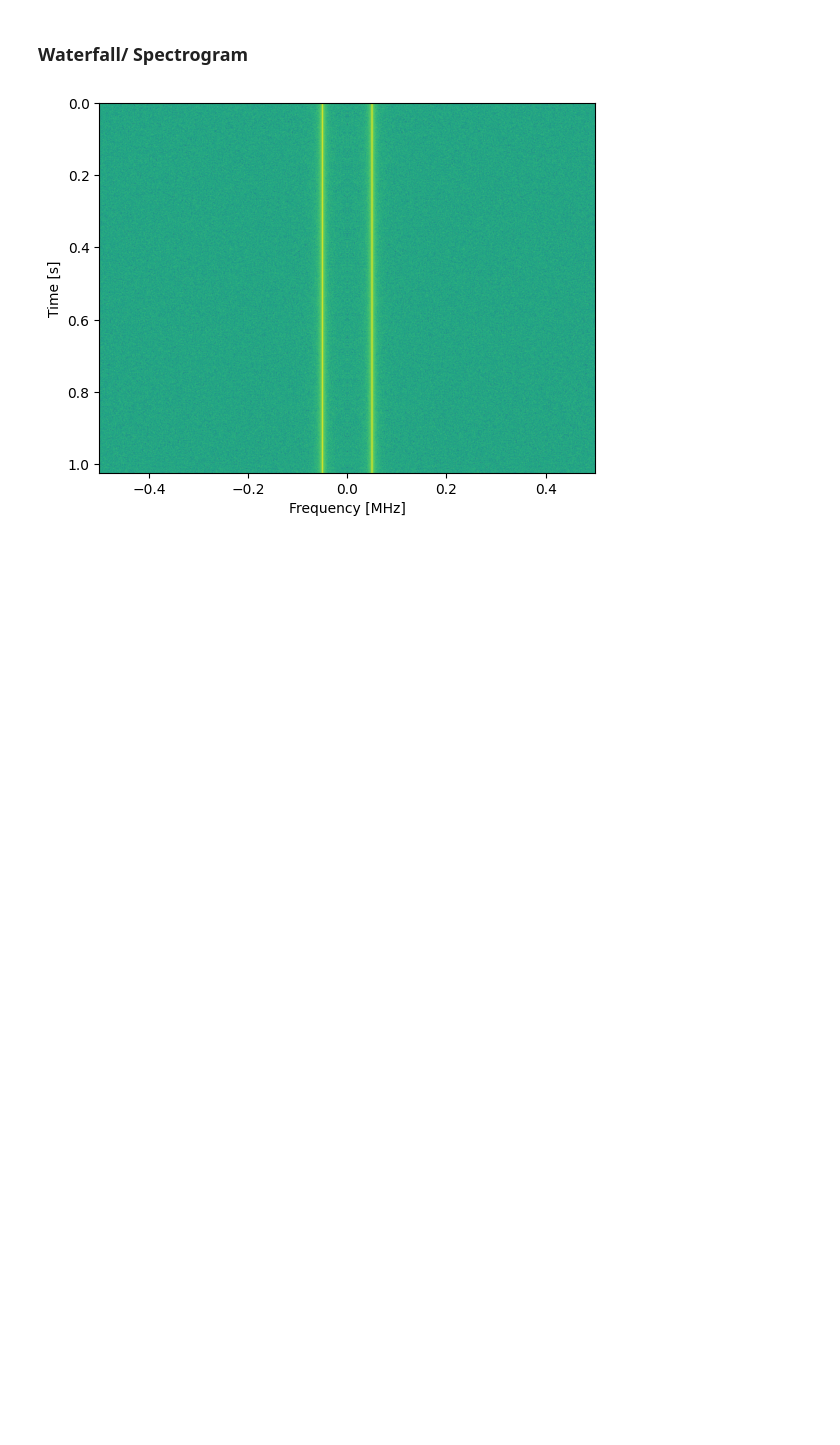
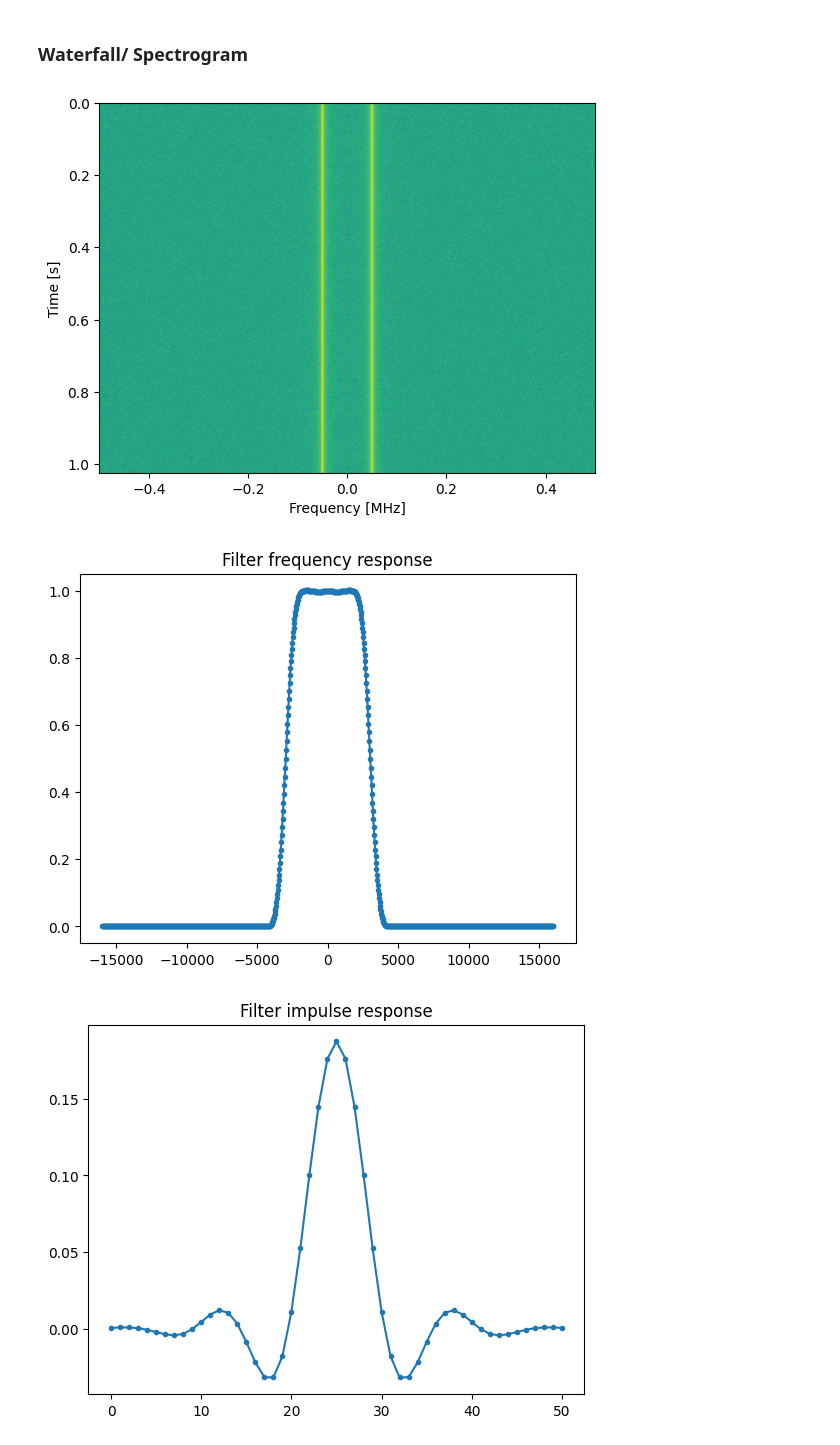
Before and after one commit to janek1842/dsp-telecom-lab, a Jupyter notebook: SDR/sdr_python_problems/PySDR/PySDR_fft_window_filter.ipynb, the cells around one changed output. Drawn from its saved outputs; the diff is of its cells as text; code cells hidden in the pictures; blank space fills up the shorter version.

```diff
--- a/SDR/sdr_python_problems/PySDR/PySDR_notebook_1.ipynb
+++ b/SDR/sdr_python_problems/PySDR/PySDR_fft_window_filter.ipynb
@@ -48,3 +49,28 @@ plt.ylabel("Time [s]")
 plt.show()
 # %% [output]
 [figure]
+# %%
+num_taps = 51 # it helps to use an odd number of taps
+cut_off = 3000 # Hz
+sample_rate = 32000 # Hz
+
+# create our low pass filter
+h = signal.firwin(num_taps, cut_off, fs=sample_rate)
+
+
+# Frequency response computation
+H = np.abs(np.fft.fft(h, 1024)) # take the 1024-point FFT and magnitude
+H = np.fft.fftshift(H) # make 0 Hz in the center
+w = np.linspace(-sample_rate/2, sample_rate/2, len(H)) # x axis
+
+plt.plot(w, H, '.-')
+plt.title("Filter frequency response")
+plt.show()
+
+# plot the impulse response
+plt.plot(h, '.-')
+plt.title("Filter impulse response")
+plt.show()
+# %% [output]
+[figure, added]
+[figure, added]
```
Also changed, not shown: parts of 1 cell of this notebook, 1 other file.
